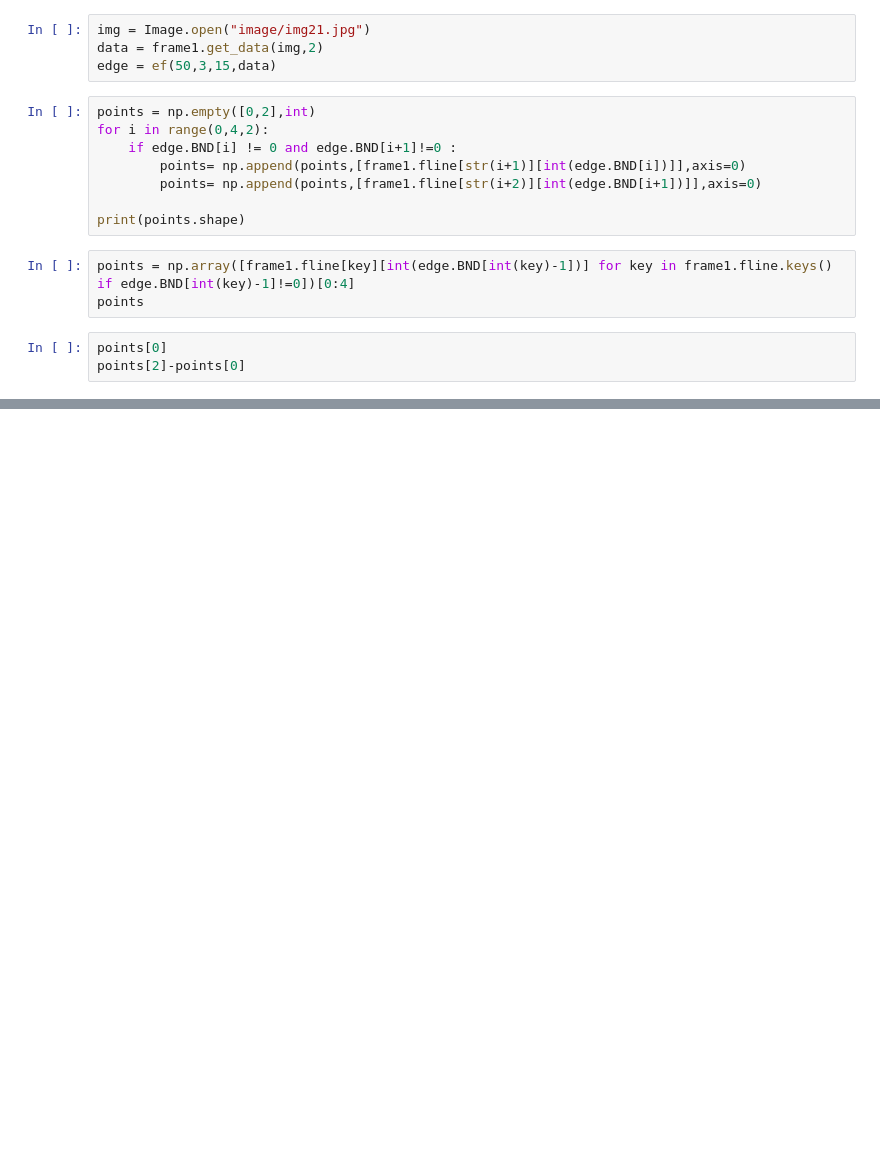
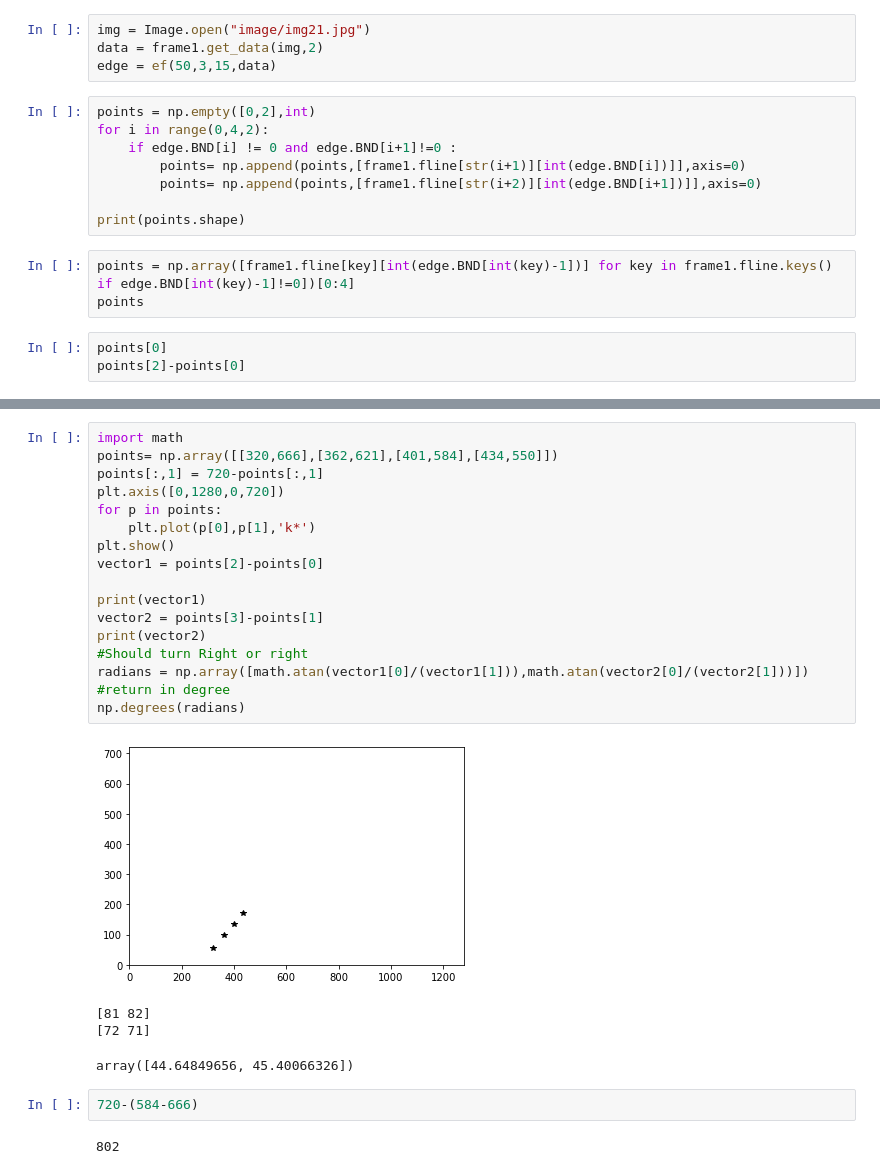
Before and after one commit to ChheangL/carCode, a Jupyter notebook: Demo.ipynb, the cells around one changed output, grey strips where cells are left out. Drawn from its saved outputs; the diff is of its cells as text; blank space fills up the shorter version.

```diff
--- a/Demo.ipynb
+++ b/Demo.ipynb
@@ -66,0 +69,26 @@ for key in frame1.fline.keys():
+# %%
+import math
+points= np.array([[320,666],[362,621],[401,584],[434,550]])
+points[:,1] = 720-points[:,1]
+plt.axis([0,1280,0,720])
+for p in points:
+    plt.plot(p[0],p[1],'k*')
+plt.show()
+vector1 = points[2]-points[0]
+
+print(vector1)
+vector2 = points[3]-points[1]
+print(vector2)
+#Should turn Right or right
+radians = np.array([math.atan(vector1[0]/(vector1[1])),math.atan(vector2[0]/(vector2[1]))])
+#return in degree
+np.degrees(radians)
+# %% [output]
+[figure, added]
+[81 82]
+[72 71]
+array([44.64849656, 45.40066326])
+# %%
+720-(584-666)
+# %% [output]
+802
```
Also changed, not shown: parts of 2 cells of this notebook, 2 other files.
